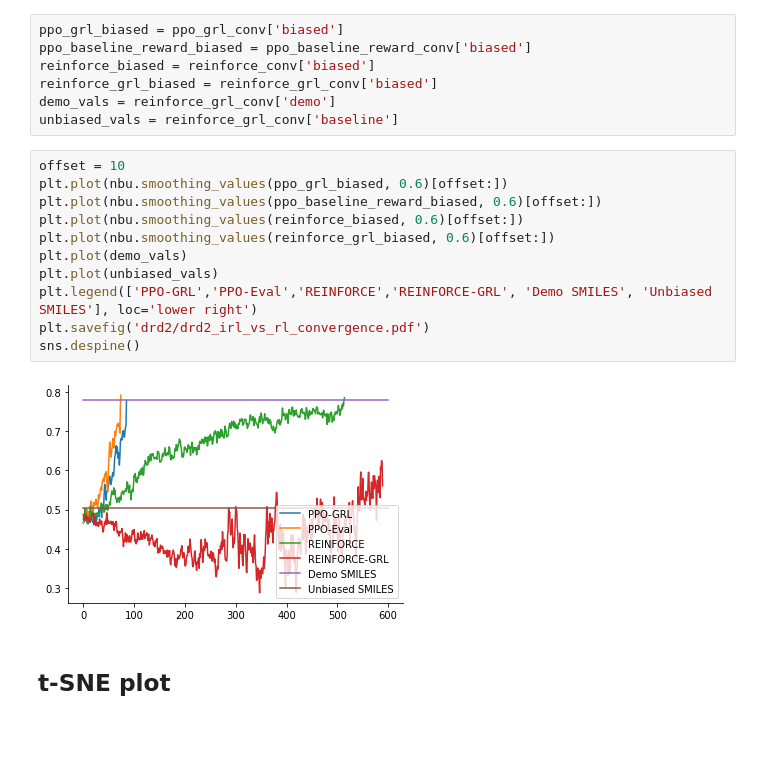
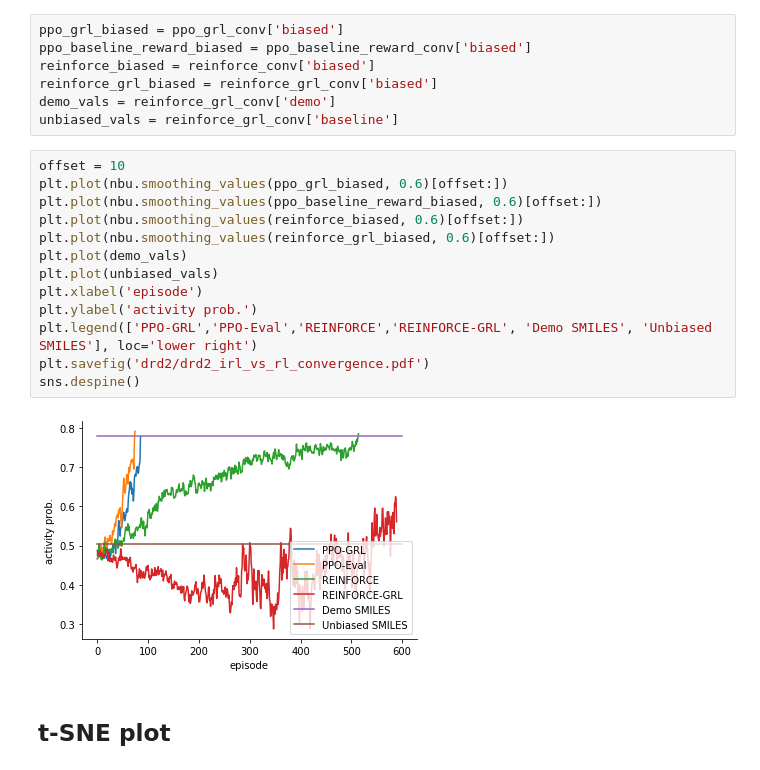
Before and after one commit to bbrighttaer/irelease, a Jupyter notebook: proj/notebooks/drd2_analysis.ipynb, the cells around one changed output. Cells and saved outputs as stored; diff of their text form; blank space fills up the shorter version.

```diff
--- a/proj/notebooks/drd2_analysis.ipynb
+++ b/proj/notebooks/drd2_analysis.ipynb
@@ -123,16 +120,18 @@ unbiased_vals = reinforce_grl_conv['baseline']
 # %%
 offset = 10
 plt.plot(nbu.smoothing_values(ppo_grl_biased, 0.6)[offset:])
 plt.plot(nbu.smoothing_values(ppo_baseline_reward_biased, 0.6)[offset:])
 plt.plot(nbu.smoothing_values(reinforce_biased, 0.6)[offset:])
 plt.plot(nbu.smoothing_values(reinforce_grl_biased, 0.6)[offset:])
 plt.plot(demo_vals)
 plt.plot(unbiased_vals)
+plt.xlabel('episode')
+plt.ylabel('activity prob.')
 plt.legend(['PPO-GRL','PPO-Eval','REINFORCE','REINFORCE-GRL', 'Demo SMILES', 'Unbiased SMILES'], loc='lower right')
 plt.savefig('drd2/drd2_irl_vs_rl_convergence.pdf')
 sns.despine()
 # %% [output]
-[figure, old version]
+[figure, new version]
 # %% [markdown]
 ## t-SNE plot
 # %%
```
Also changed, not shown: parts of 2 cells of this notebook, 14 other files.
